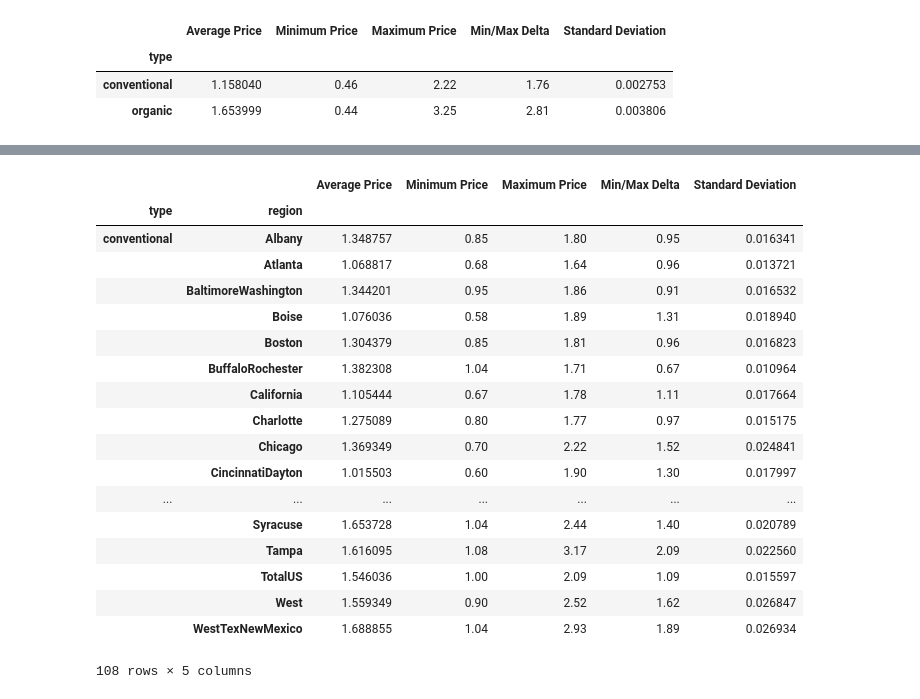
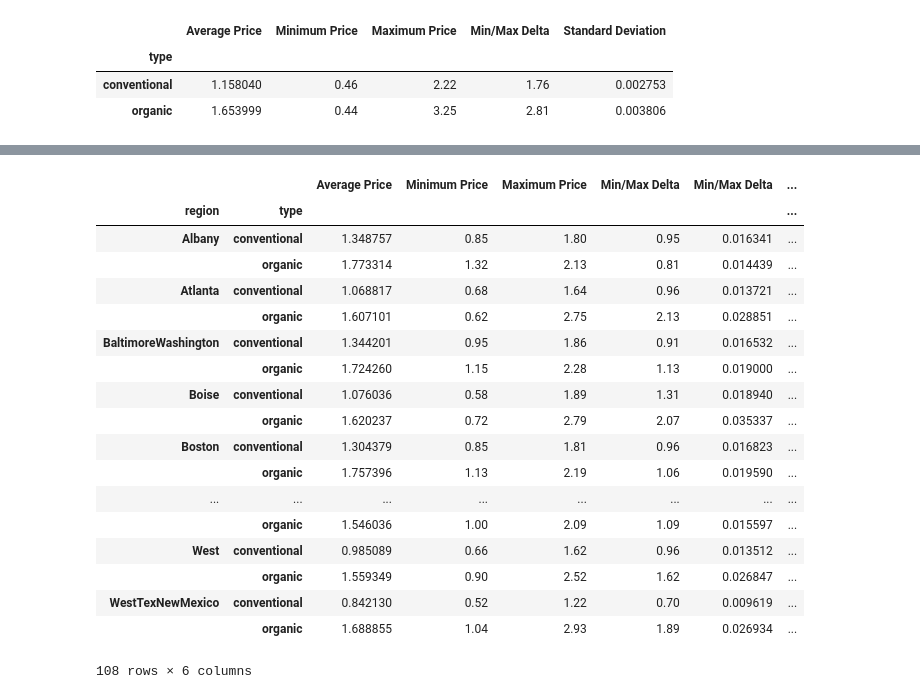
Before and after one commit to lourdesrm/AvocadoMadness, a Jupyter notebook: avocados.ipynb, the cells around one changed output, grey strips where cells are left out. Saved outputs shown, nothing was run; the diff lists cells and outputs as text; code cells hidden in the pictures.

```diff
--- a/avocados.ipynb
+++ b/avocados.ipynb
@@ -135,5 +136,4 @@ type_df
 | organic | 1.653999 | 0.44 | 3.25 | 2.81 | 0.003806 |
 # %%
 # Grouping Avocado Data by Type of Avocado
-combo_data = avocado_data.groupby(['type','region'])
-combo_data.head([0])
+combo_data = avocado_data.groupby(['region','type'])
@@ -154,3 +152,7 @@ combo_delta_type_price = combo_max_type_price - combo_min_type_price
 
 # Combo Standard Deviation
 combo_std_type_price = combo_data['AveragePrice'].sem()
+
+#regional total volume by type of avocado
+regional_total_volume = combo_data['Total Volume'].sum()
+regional_total_volume.head()
@@ -157,27 +167,28 @@ combo_std_type_price = combo_data['AveragePrice'].sem()
 # %%
-combo_df = (pd.merge(combo_average_price_type,combo_min_type_price, on=['type','region'], how='outer').rename(columns={"AveragePrice_x": "Average Price","AveragePrice_y":"Minimum Price"}))
-combo_df = pd.merge(combo_df, combo_max_type_price, on=['type','region'], how='outer').rename(columns={"AveragePrice": "Maximum Price"})
-combo_df = pd.merge(combo_df, combo_delta_type_price, on=['type','region'], how='outer').rename(columns={"AveragePrice": "Min/Max Delta"})
-combo_df = pd.merge(combo_df, combo_std_type_price, on=['type','region'], how='outer').rename(columns={"AveragePrice": "Standard Deviation"})
+combo_df = (pd.merge(combo_average_price_type,combo_min_type_price, on=['region','type'], how='outer').rename(columns={"AveragePrice_x": "Average Price","AveragePrice_y":"Minimum Price"}))
+combo_df = pd.merge(combo_df, combo_max_type_price, on=['region','type'], how='outer').rename(columns={"AveragePrice": "Maximum Price"})
+combo_df = pd.merge(combo_df, combo_delta_type_price, on=['region','type'], how='outer').rename(columns={"AveragePrice": "Min/Max Delta"})
+combo_df = pd.merge(combo_df, combo_std_type_price, on=['region','type'], how='outer').rename(columns={"AveragePrice": "Min/Max Delta"})
+combo_df = pd.merge(combo_df, regional_total_volume/1000000, on=['region','type'], how='outer').rename(columns={"Total Volume": "Total Volume (in millions)"})
 
 combo_df
 # %% [output]
-|  |  | Average Price | Minimum Price | Maximum Price | Min/Max Delta | Standard Deviation |
-| type | region |  |  |  |  |  |
-| conventional | Albany | 1.348757 | 0.85 | 1.80 | 0.95 | 0.016341 |
-|  | Atlanta | 1.068817 | 0.68 | 1.64 | 0.96 | 0.013721 |
-|  | BaltimoreWashington | 1.344201 | 0.95 | 1.86 | 0.91 | 0.016532 |
-|  | Boise | 1.076036 | 0.58 | 1.89 | 1.31 | 0.018940 |
-|  | Boston | 1.304379 | 0.85 | 1.81 | 0.96 | 0.016823 |
-|  | BuffaloRochester | 1.382308 | 1.04 | 1.71 | 0.67 | 0.010964 |
-|  | California | 1.105444 | 0.67 | 1.78 | 1.11 | 0.017664 |
-|  | Charlotte | 1.275089 | 0.80 | 1.77 | 0.97 | 0.015175 |
-|  | Chicago | 1.369349 | 0.70 | 2.22 | 1.52 | 0.024841 |
-|  | CincinnatiDayton | 1.015503 | 0.60 | 1.90 | 1.30 | 0.017997 |
-| ... | ... | ... | ... | ... | ... | ... |
-|  | Syracuse | 1.653728 | 1.04 | 2.44 | 1.40 | 0.020789 |
-|  | Tampa | 1.616095 | 1.08 | 3.17 | 2.09 | 0.022560 |
-|  | TotalUS | 1.546036 | 1.00 | 2.09 | 1.09 | 0.015597 |
-|  | West | 1.559349 | 0.90 | 2.52 | 1.62 | 0.026847 |
-|  | WestTexNewMexico | 1.688855 | 1.04 | 2.93 | 1.89 | 0.026934 |
+|  |  | Average Price | Minimum Price | Maximum Price | Min/Max Delta | Min/Max Delta | ... |
+| region | type |  |  |  |  |  | ... |
+| Albany | conventional | 1.348757 | 0.85 | 1.80 | 0.95 | 0.016341 | ... |
+|  | organic | 1.773314 | 1.32 | 2.13 | 0.81 | 0.014439 | ... |
+| Atlanta | conventional | 1.068817 | 0.68 | 1.64 | 0.96 | 0.013721 | ... |
+|  | organic | 1.607101 | 0.62 | 2.75 | 2.13 | 0.028851 | ... |
+| BaltimoreWashington | conventional | 1.344201 | 0.95 | 1.86 | 0.91 | 0.016532 | ... |
+|  | organic | 1.724260 | 1.15 | 2.28 | 1.13 | 0.019000 | ... |
+| Boise | conventional | 1.076036 | 0.58 | 1.89 | 1.31 | 0.018940 | ... |
+|  | organic | 1.620237 | 0.72 | 2.79 | 2.07 | 0.035337 | ... |
+| Boston | conventional | 1.304379 | 0.85 | 1.81 | 0.96 | 0.016823 | ... |
+|  | organic | 1.757396 | 1.13 | 2.19 | 1.06 | 0.019590 | ... |
+| ... | ... | ... | ... | ... | ... | ... | ... |
+|  | organic | 1.546036 | 1.00 | 2.09 | 1.09 | 0.015597 | ... |
+| West | conventional | 0.985089 | 0.66 | 1.62 | 0.96 | 0.013512 | ... |
+|  | organic | 1.559349 | 0.90 | 2.52 | 1.62 | 0.026847 | ... |
+| WestTexNewMexico | conventional | 0.842130 | 0.52 | 1.22 | 0.70 | 0.009619 | ... |
+|  | organic | 1.688855 | 1.04 | 2.93 | 1.89 | 0.026934 | ... |
-108 rows × 5 columns
+108 rows × 6 columns
```
Also changed, not shown: parts of 19 cells of this notebook, 6 other files.
